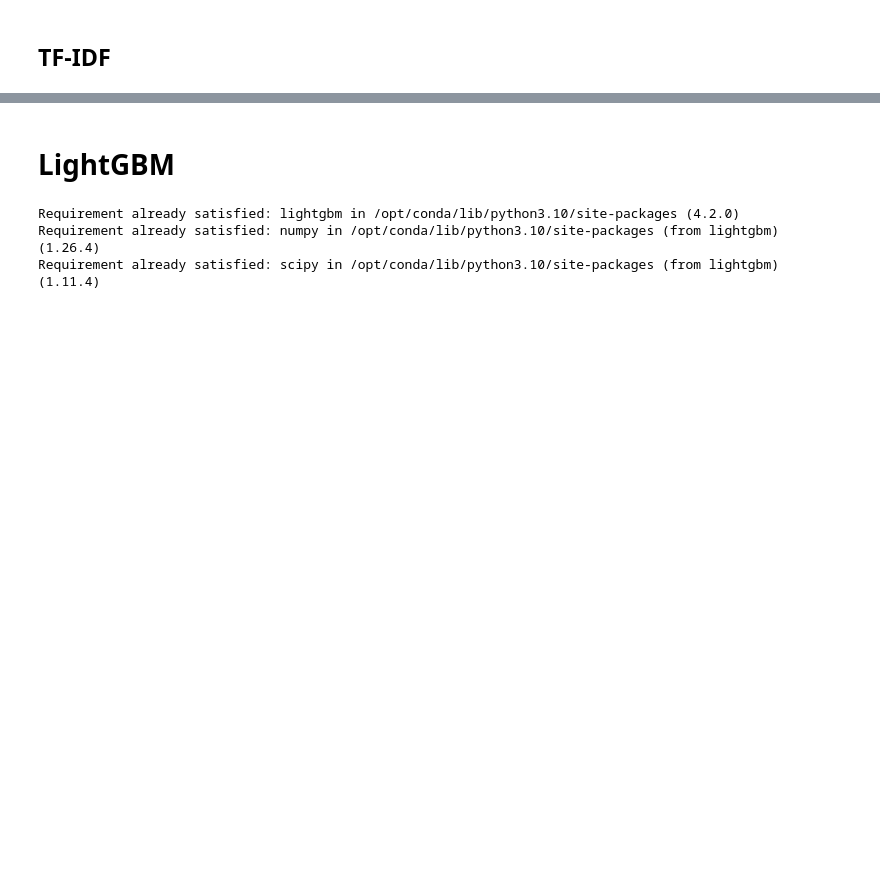
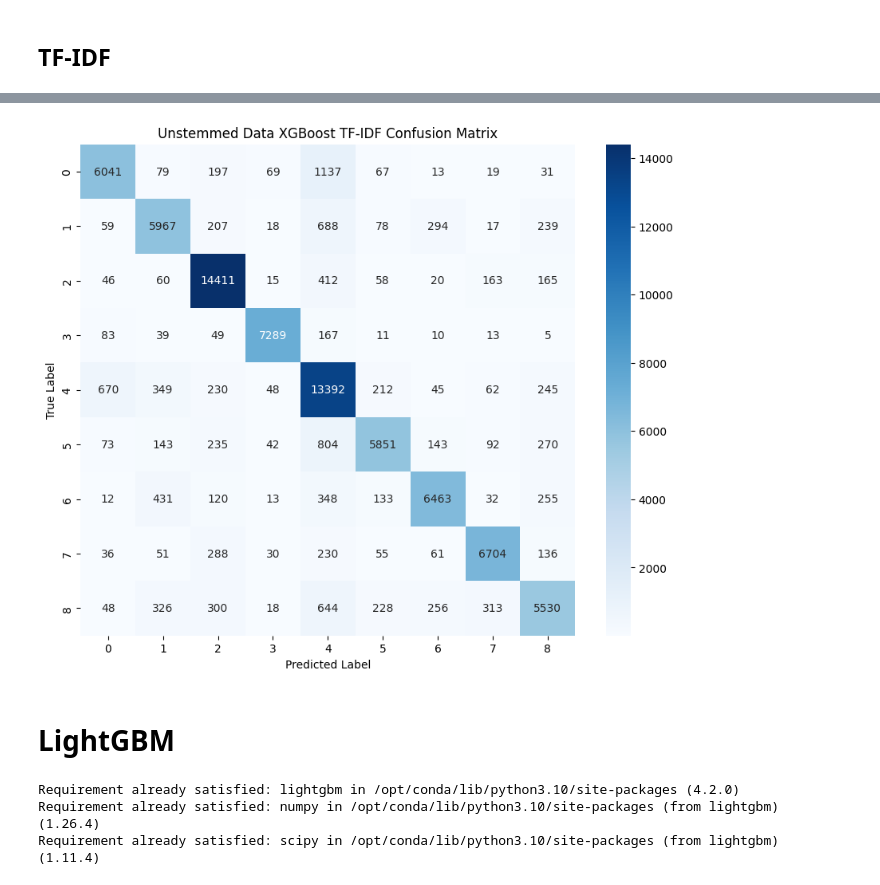
Before and after one commit to byrayhana/TurkceHaberSiniflandirma, a Jupyter notebook: Models.ipynb, the cells around one changed output, grey strips where cells are left out. Drawn from its saved outputs; the diff is of its cells as text; code cells hidden in the pictures; blank space fills up the shorter version.

```diff
--- a/Models.ipynb
+++ b/Models.ipynb
@@ -302,0 +389,15 @@ plt.show()
+# %%
+import xgboost as xgb
+
+ddtrain = xgb.DMatrix(XX_train_tf_idf, label=yy_train)
+ddtest = xgb.DMatrix(XX_test_tf_idf, label=yy_test)
+
+params = {
+    'objective': 'multi:softmax',
+    'tree_method': 'hist',
+    'device': 'cuda',
+    'num_class': 9
+}
+
+num_round = 30
+bstTFF = xgb.train(params, ddtrain, num_round)
@@ -302,0 +410,6 @@ plt.show()
+# %%
+report = classification_report(yy_test, preds)
+matrix = confusion_matrix(yy_test, preds)
+
+print("Unstemmed Data XGBoost TF-IDF Classification Report:")
+print(report)
@@ -303,3 +433,15 @@ plt.show()
+# %%
+import matplotlib.pyplot as plt
+import seaborn as sns
+
+plt.figure(figsize=(10, 8))
+sns.heatmap(matrix, annot=True, fmt="d", cmap="Blues")
+plt.title("Unstemmed Data XGBoost TF-IDF Confusion Matrix")
+plt.xlabel("Predicted Label")
+plt.ylabel("True Label")
+plt.show()
+# %% [output]
+[figure, added]
 # %% [markdown]
 # **LightGBM**
 # %%
```
Also changed, not shown: parts of 44 cells of this notebook.
